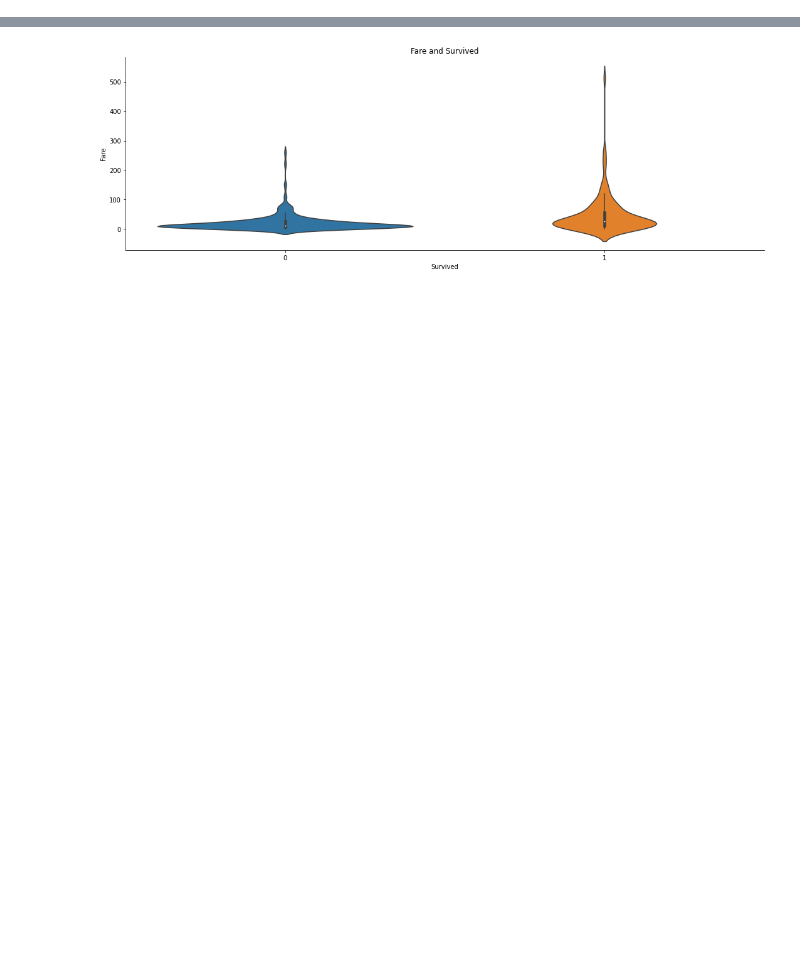
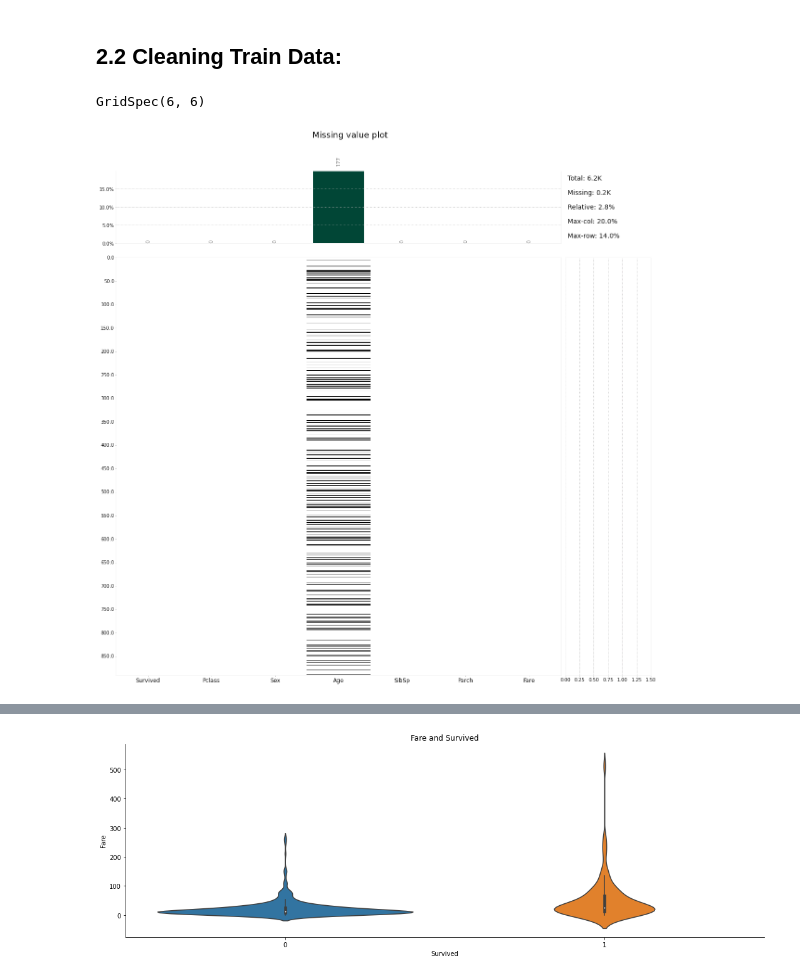
Before and after one commit to KhaldiDataPanda/Kaagel-titanic-problem, a Jupyter notebook: nb.ipynb, the cells around one changed output, grey strips where cells are left out. Drawn from its saved outputs; the diff is of its cells as text; code cells hidden in the pictures; blank space fills up the shorter version.

```diff
--- a/nb.ipynb
+++ b/nb.ipynb
@@ -14,0 +39,2 @@ train_df = pd.read_csv('train.csv')
+# %% [markdown]
+## 2.2 Cleaning Train Data:
@@ -14,0 +59,5 @@ train_df = pd.read_csv('train.csv')
+# %%
+kl.missingval_plot(train_df)
+# %% [output]
+GridSpec(6, 6)
+[figure, added]
```
Also changed, not shown: parts of 32 cells of this notebook, 1 other file.
